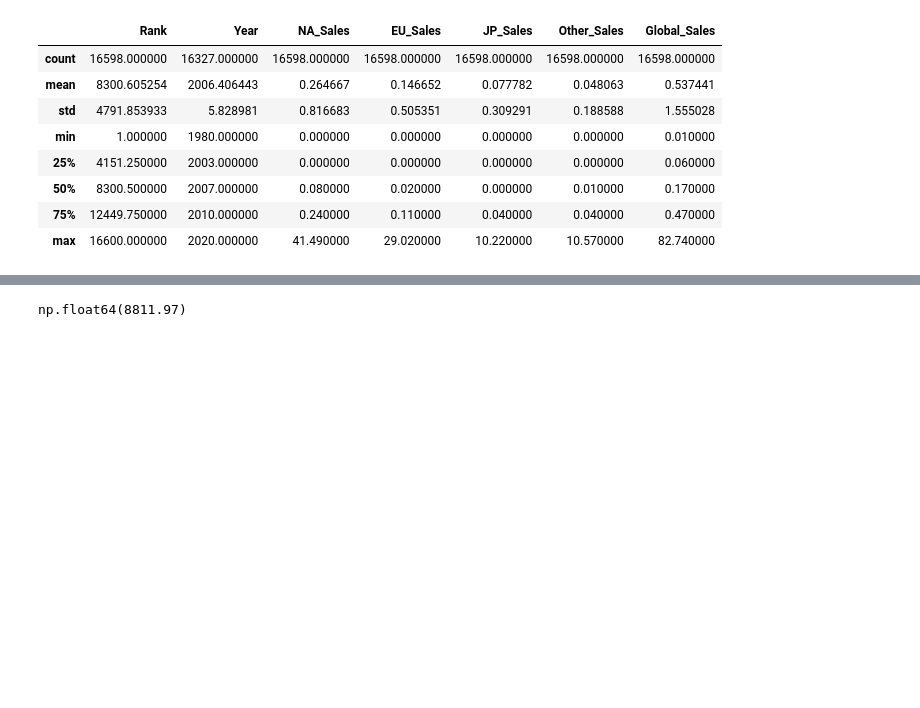
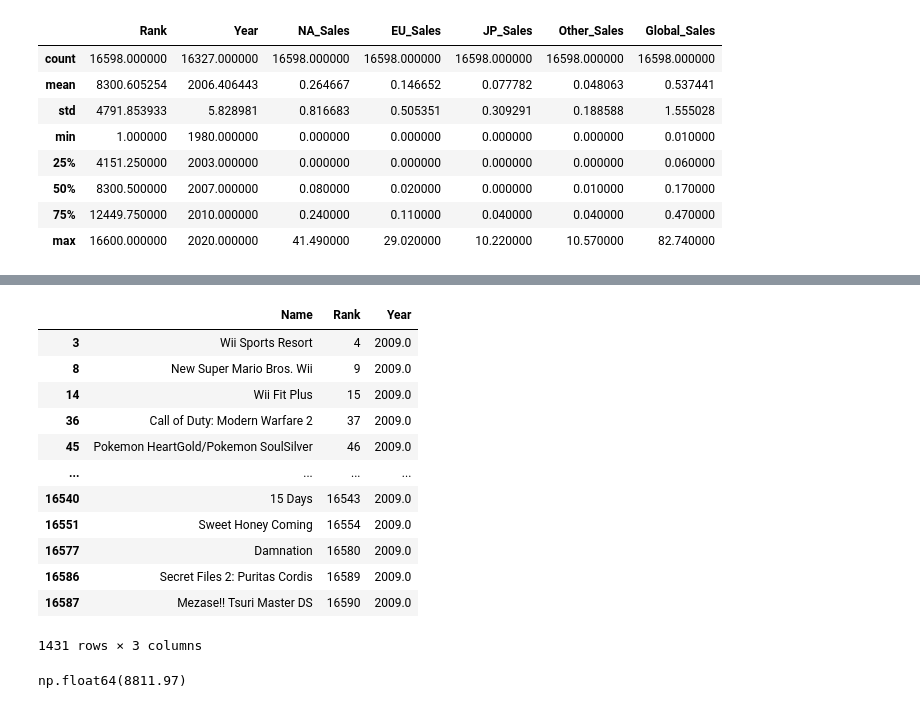
Before and after one commit to Alexander040105/ids-group-case-study, a Jupyter notebook: midterms_case_study1/case_study.ipynb, the cells around one changed output, grey strips where cells are left out. Saved outputs shown, nothing was run; the diff lists cells and outputs as text; code cells hidden in the pictures; blank space fills up the shorter version.

```diff
--- a/midterms_case_study1/case_study.ipynb
+++ b/midterms_case_study1/case_study.ipynb
@@ -42,3 +90,19 @@ vgsales_dataset_copy = vgsales_dataset_copy.dropna()
+# %%
+vgsales_dataset_copy[['Name','Rank','Year']][vgsales_dataset_copy['Year'] == 2009].sort_values(by='Rank', ascending=True)
+# %% [output]
+|  | Name | Rank | Year |
+| 3 | Wii Sports Resort | 4 | 2009.0 |
+| 8 | New Super Mario Bros. Wii | 9 | 2009.0 |
+| 14 | Wii Fit Plus | 15 | 2009.0 |
+| 36 | Call of Duty: Modern Warfare 2 | 37 | 2009.0 |
+| 45 | Pokemon HeartGold/Pokemon SoulSilver | 46 | 2009.0 |
+| ... | ... | ... | ... |
+| 16540 | 15 Days | 16543 | 2009.0 |
+| 16551 | Sweet Honey Coming | 16554 | 2009.0 |
+| 16577 | Damnation | 16580 | 2009.0 |
+| 16586 | Secret Files 2: Puritas Cordis | 16589 | 2009.0 |
+| 16587 | Mezase!! Tsuri Master DS | 16590 | 2009.0 |
+1431 rows × 3 columns
 # %%
 vgsales_dataset_copy['Global_Sales'].sum()
 # %% [output]
```
Also changed, not shown: parts of 4 cells of this notebook, 1 other file.
